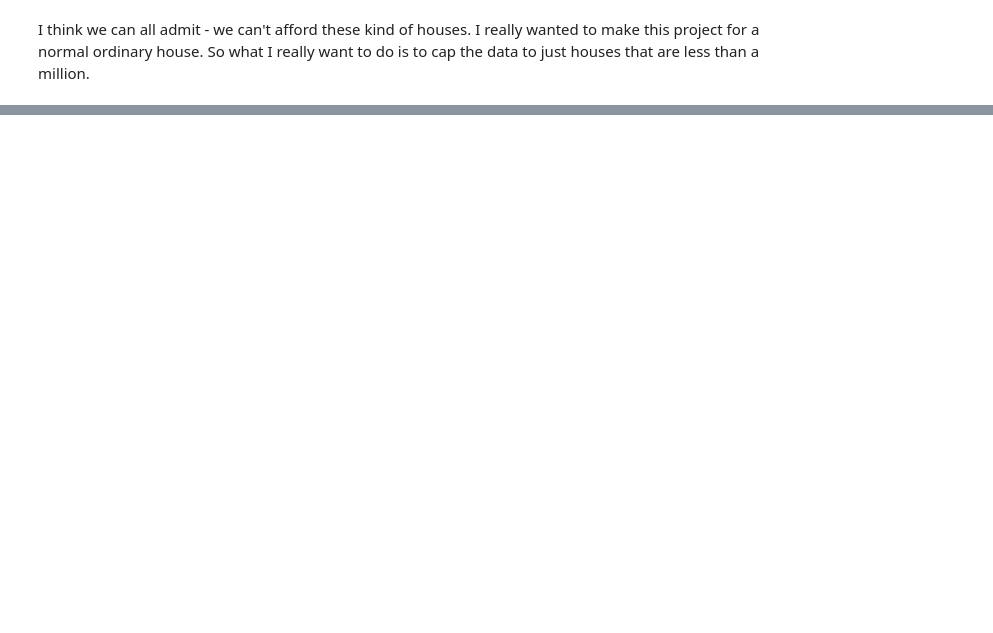
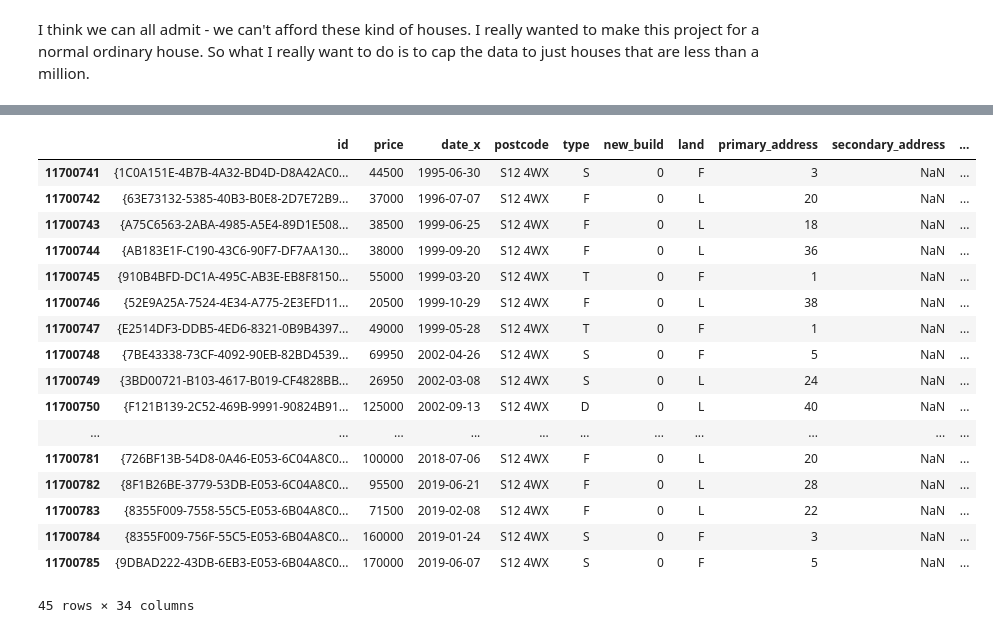
Before and after one commit to zanalytics/zana_housing, a Jupyter notebook: notebooks/1.1_clean_data.ipynb, the cells around one changed output, grey strips where cells are left out. Drawn from its saved outputs; the diff is of its cells as text; code cells hidden in the pictures; blank space fills up the shorter version.

```diff
--- a/notebooks/1.1_clean_data.ipynb
+++ b/notebooks/1.1_clean_data.ipynb
@@ -207,0 +248,6 @@ df_house_data.nlargest(n=10, columns='adjusted_price')
+# %%
+df_house_complete.loc[df_house_complete['type'] == 'T', 'adjusted_price'] = (df_house_complete['terraced_index']/df_house_complete['p_terraced_index']) * df_house_complete['price']
+df_house_complete.loc[df_house_complete['type'] == 'S', 'adjusted_price'] = (df_house_complete['semi_detached_index']/df_house_complete['p_semi_detached_index']) * df_house_complete['price']
+df_house_complete.loc[df_house_complete['type'] == 'D', 'adjusted_price'] = (df_house_complete['detached_index']/df_house_complete['p_detached_index']) * df_house_complete['price']
+df_house_complete.loc[df_house_complete['type'] == 'F', 'adjusted_price'] = (df_house_complete['flat_index']/df_house_complete['p_flat_index']) * df_house_complete['price']
+df_house_complete.loc[df_house_complete['type'] == 'O', 'adjusted_price'] = (df_house_complete['current_average_index']/df_house_complete['p_average_index']) * df_house_complete['price']
@@ -207,0 +278,4 @@ df_house_data.nlargest(n=10, columns='adjusted_price')
+# %%
+df_house_complete_nn = df_house_complete[df_house_complete['adjusted_price'].notnull()]
+# %%
+df_house_complete_nn['adjusted_price'] = df_house_complete_nn['adjusted_price'].astype(int)
@@ -207,0 +307,5 @@ df_house_data.nlargest(n=10, columns='adjusted_price')
+# %%
+df_house_complete_nn = df_house_complete_nn.drop(columns=['p_detached_index','p_semi_detached_index', 'p_terraced_index',
+                                                                                      'p_flat_index','current_month', 'date', 'region_name_y', 'area_code_y',
+                                                                                       'detached_index', 'semi_detached_index', 'terraced_index', 'flat_index',
+                                                                                       'current_average_index', 'p_average_index'])
@@ -209,0 +324,21 @@ df_house_data.to_csv("../data/processed/house_2_adjusted_data.csv", index = Fals
+# %%
+df_house_complete_nn[df_house_complete_nn['postcode']=='S12 4WX']
+# %% [output]
+|  | id | price | date_x | postcode | type | new_build | land | primary_address | secondary_address | ... |
+| 11700741 | {1C0A151E-4B7B-4A32-BD4D-D8A42AC0... | 44500 | 1995-06-30 | S12 4WX | S | 0 | F | 3 | NaN | ... |
+| 11700742 | {63E73132-5385-40B3-B0E8-2D7E72B9... | 37000 | 1996-07-07 | S12 4WX | F | 0 | L | 20 | NaN | ... |
+| 11700743 | {A75C6563-2ABA-4985-A5E4-89D1E508... | 38500 | 1999-06-25 | S12 4WX | F | 0 | L | 18 | NaN | ... |
+| 11700744 | {AB183E1F-C190-43C6-90F7-DF7AA130... | 38000 | 1999-09-20 | S12 4WX | F | 0 | L | 36 | NaN | ... |
+| 11700745 | {910B4BFD-DC1A-495C-AB3E-EB8F8150... | 55000 | 1999-03-20 | S12 4WX | T | 0 | F | 1 | NaN | ... |
+| 11700746 | {52E9A25A-7524-4E34-A775-2E3EFD11... | 20500 | 1999-10-29 | S12 4WX | F | 0 | L | 38 | NaN | ... |
+| 11700747 | {E2514DF3-DDB5-4ED6-8321-0B9B4397... | 49000 | 1999-05-28 | S12 4WX | T | 0 | F | 1 | NaN | ... |
+| 11700748 | {7BE43338-73CF-4092-90EB-82BD4539... | 69950 | 2002-04-26 | S12 4WX | S | 0 | F | 5 | NaN | ... |
+| 11700749 | {3BD00721-B103-4617-B019-CF4828BB... | 26950 | 2002-03-08 | S12 4WX | S | 0 | L | 24 | NaN | ... |
+| 11700750 | {F121B139-2C52-469B-9991-90824B91... | 125000 | 2002-09-13 | S12 4WX | D | 0 | L | 40 | NaN | ... |
+| ... | ... | ... | ... | ... | ... | ... | ... | ... | ... | ... |
+| 11700781 | {726BF13B-54D8-0A46-E053-6C04A8C0... | 100000 | 2018-07-06 | S12 4WX | F | 0 | L | 20 | NaN | ... |
+| 11700782 | {8F1B26BE-3779-53DB-E053-6C04A8C0... | 95500 | 2019-06-21 | S12 4WX | F | 0 | L | 28 | NaN | ... |
+| 11700783 | {8355F009-7558-55C5-E053-6B04A8C0... | 71500 | 2019-02-08 | S12 4WX | F | 0 | L | 22 | NaN | ... |
+| 11700784 | {8355F009-756F-55C5-E053-6B04A8C0... | 160000 | 2019-01-24 | S12 4WX | S | 0 | F | 3 | NaN | ... |
+| 11700785 | {9DBAD222-43DB-6EB3-E053-6B04A8C0... | 170000 | 2019-06-07 | S12 4WX | S | 0 | F | 5 | NaN | ... |
+45 rows × 34 columns
```
Also changed, not shown: parts of 85 cells of this notebook, 4 other files.
